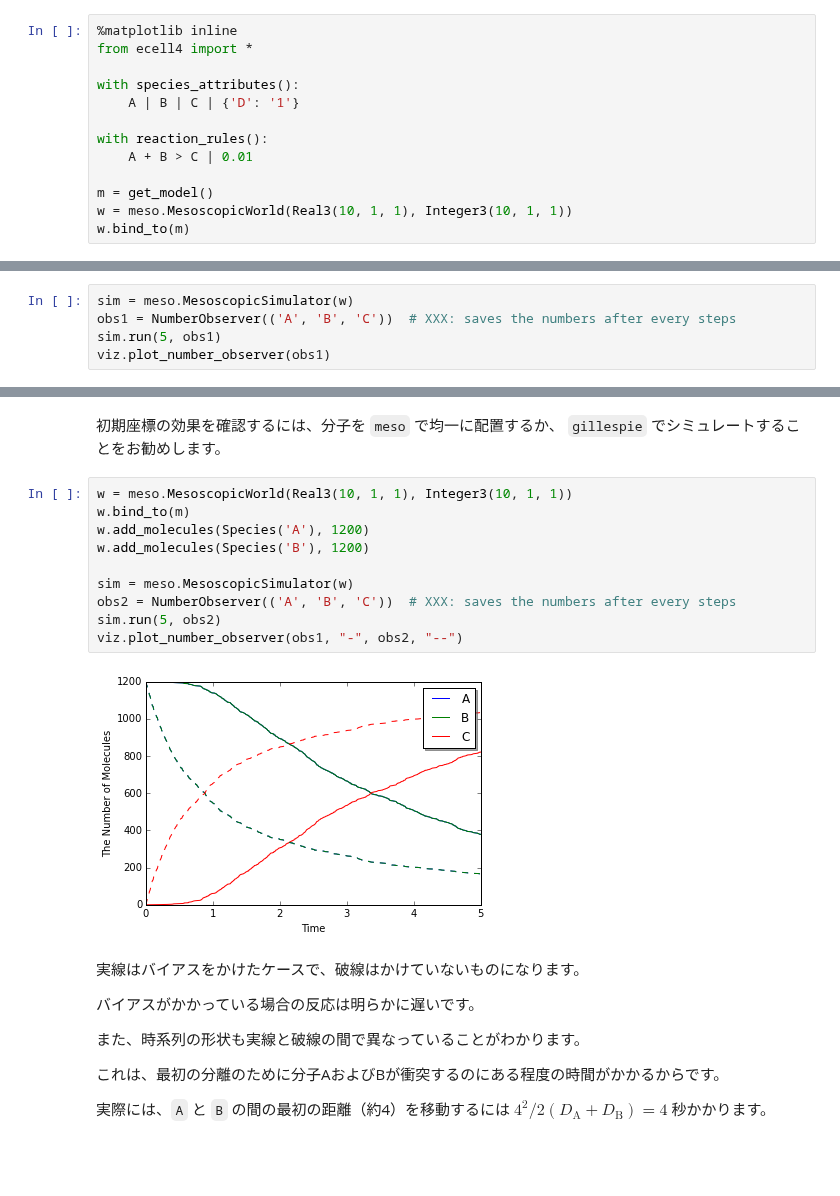
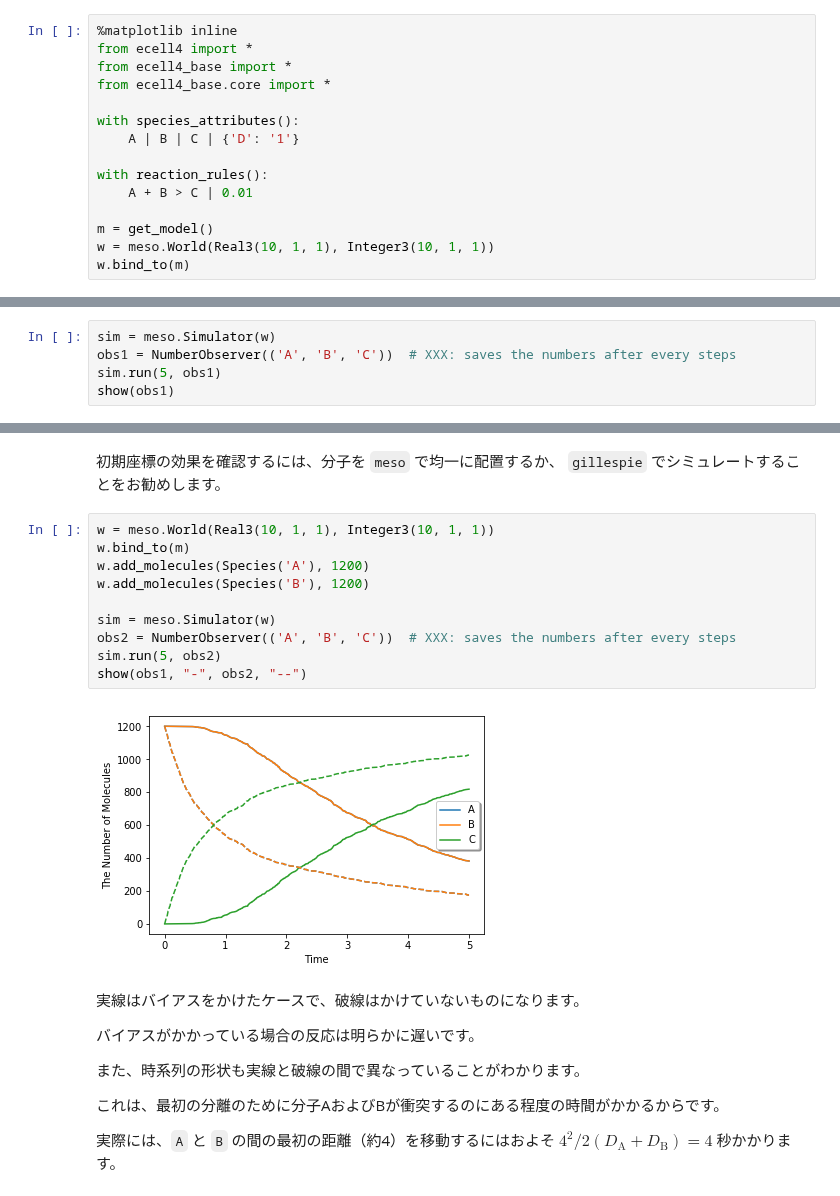
Before and after one commit to ecell/ecell4_docs, a Jupyter notebook: ja/tutorial9-ja.ipynb, the cells around one changed output, grey strips where cells are left out. Drawn from its saved outputs; the diff is of its cells as text; blank space fills up the shorter version.

```diff
--- a/ja/tutorial9-ja.ipynb
+++ b/ja/tutorial9-ja.ipynb
@@ -212,6 +220,8 @@ viz.plot_world(w, interactive=False)
 # %%
 %matplotlib inline
 from ecell4 import *
+from ecell4_base import *
+from ecell4_base.core import *
 
 with species_attributes():
     A | B | C | {'D': '1'}
@@ -220,7 +230,7 @@ with reaction_rules():
     A + B > C | 0.01
 
 m = get_model()
-w = meso.MesoscopicWorld(Real3(10, 1, 1), Integer3(10, 1, 1))
+w = meso.World(Real3(10, 1, 1), Integer3(10, 1, 1))
 w.bind_to(m)
 # %% [markdown]
 このモデルは単純な結合反応のみからなります。
@@ -243,6 +253,6 @@ E-Cell4では、基本的にすべてに周期的境界条件を採用してい
 # %%
-sim = meso.MesoscopicSimulator(w)
+sim = meso.Simulator(w)
 obs1 = NumberObserver(('A', 'B', 'C'))  # XXX: saves the numbers after every steps
 sim.run(5, obs1)
-viz.plot_number_observer(obs1)
+show(obs1)
 # %% [output]
@@ -255,17 +265,17 @@ viz.plot_world(w, interactive=False)
 # %% [markdown]
 初期座標の効果を確認するには、分子を `meso` で均一に配置するか、 `gillespie` でシミュレートすることをお勧めします。
 # %%
-w = meso.MesoscopicWorld(Real3(10, 1, 1), Integer3(10, 1, 1))
+w = meso.World(Real3(10, 1, 1), Integer3(10, 1, 1))
 w.bind_to(m)
 w.add_molecules(Species('A'), 1200)
 w.add_molecules(Species('B'), 1200)
 
-sim = meso.MesoscopicSimulator(w)
+sim = meso.Simulator(w)
 obs2 = NumberObserver(('A', 'B', 'C'))  # XXX: saves the numbers after every steps
 sim.run(5, obs2)
-viz.plot_number_observer(obs1, "-", obs2, "--")
+show(obs1, "-", obs2, "--")
 # %% [output]
-[figure, old version]
+[figure, new version]
 # %% [markdown]
 実線はバイアスをかけたケースで、破線はかけていないものになります。
 
@@ -275,4 +285,4 @@ viz.plot_number_observer(obs1, "-", obs2, "--")
 
 これは、最初の分離のために分子AおよびBが衝突するのにある程度の時間がかかるからです。
 
-実際には、`A` と `B` の間の最初の距離（約4）を移動するには $4^2/2(D_\mathrm{A}+D_\mathrm{B})=4$ 秒かかります。
+実際には、`A` と `B` の間の最初の距離（約4）を移動するにはおよそ $4^2/2(D_\mathrm{A}+D_\mathrm{B})=4$ 秒かかります。
```
Also changed, not shown: parts of 16 cells of this notebook, 1 other file.
